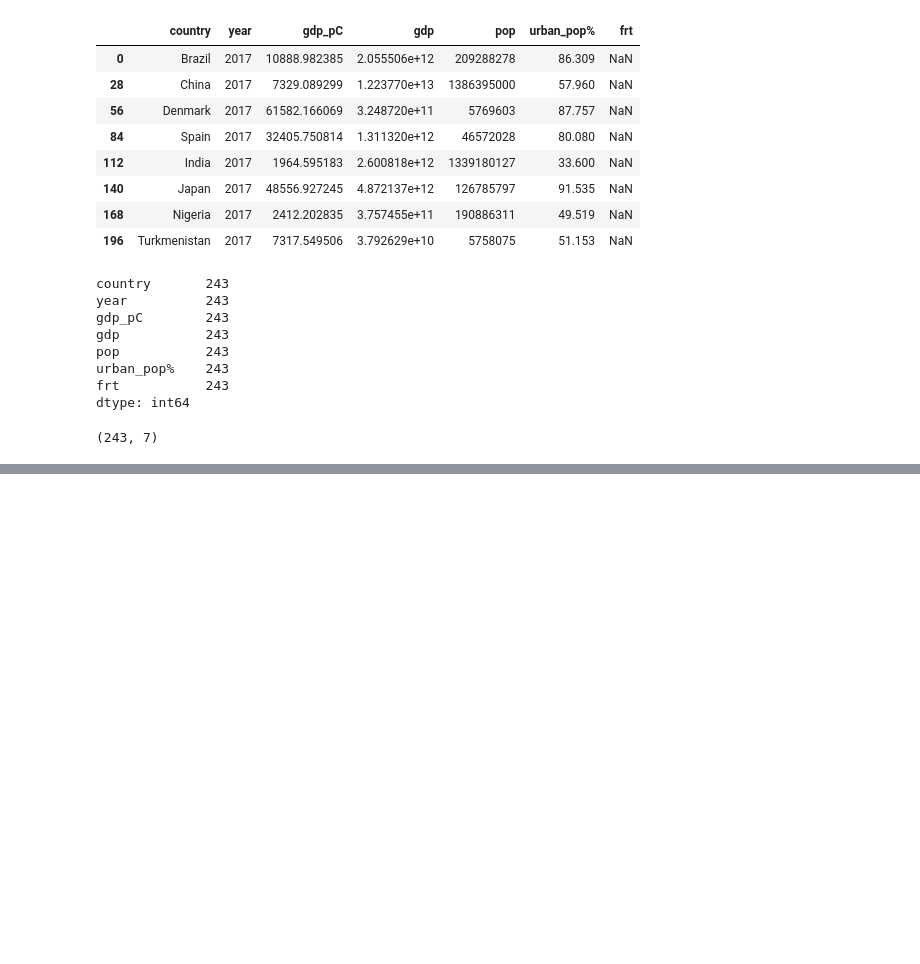
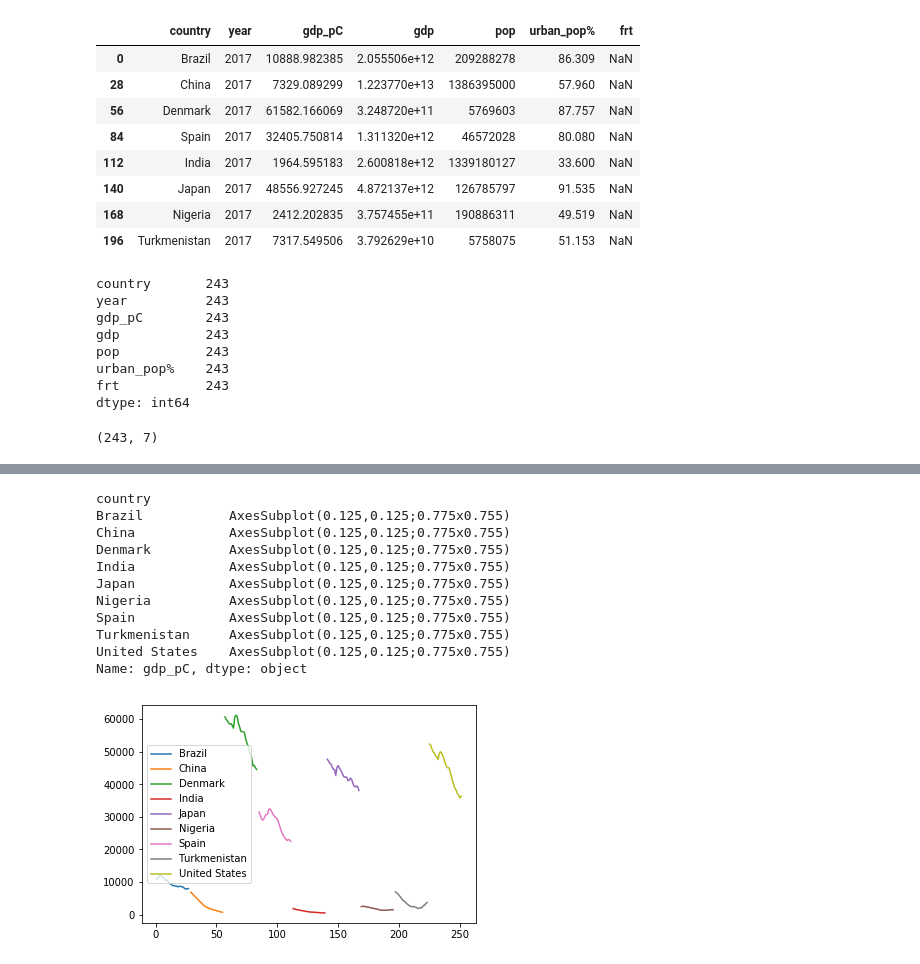
Before and after one commit to NumEconCopenhagen/projects-2019-tba, a Jupyter notebook: dataproject/dataproject/Dataproject_Tonje/dataProject.ipynb, the cells around one changed output, grey strips where cells are left out. Drawn from its saved outputs; the diff is of its cells as text; code cells hidden in the pictures; blank space fills up the shorter version.

```diff
--- a/dataproject/dataproject/Dataproject_Tonje/dataProject.ipynb
+++ b/dataproject/dataproject/Dataproject_Tonje/dataProject.ipynb
@@ -236,0 +218,15 @@ SyntaxError: invalid syntax (<ipython-input-172-4e7880521827>, line 6)
+# %%
+data_wb.groupby("country")["gdp_pC"].plot(legend=True)
+# %% [output]
+country
+Brazil           AxesSubplot(0.125,0.125;0.775x0.755)
+China            AxesSubplot(0.125,0.125;0.775x0.755)
+Denmark          AxesSubplot(0.125,0.125;0.775x0.755)
+India            AxesSubplot(0.125,0.125;0.775x0.755)
+Japan            AxesSubplot(0.125,0.125;0.775x0.755)
+Nigeria          AxesSubplot(0.125,0.125;0.775x0.755)
+Spain            AxesSubplot(0.125,0.125;0.775x0.755)
+Turkmenistan     AxesSubplot(0.125,0.125;0.775x0.755)
+United States    AxesSubplot(0.125,0.125;0.775x0.755)
+Name: gdp_pC, dtype: object
+[figure, added]
```
Also changed, not shown: parts of 7 cells of this notebook.
